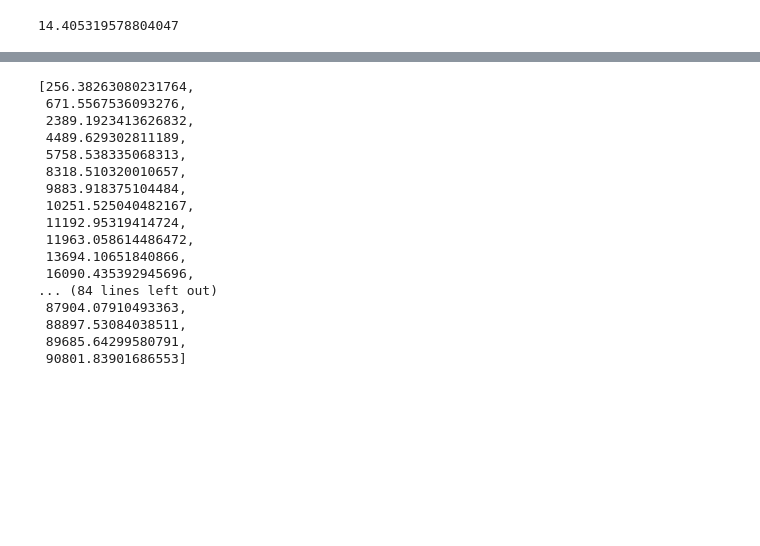
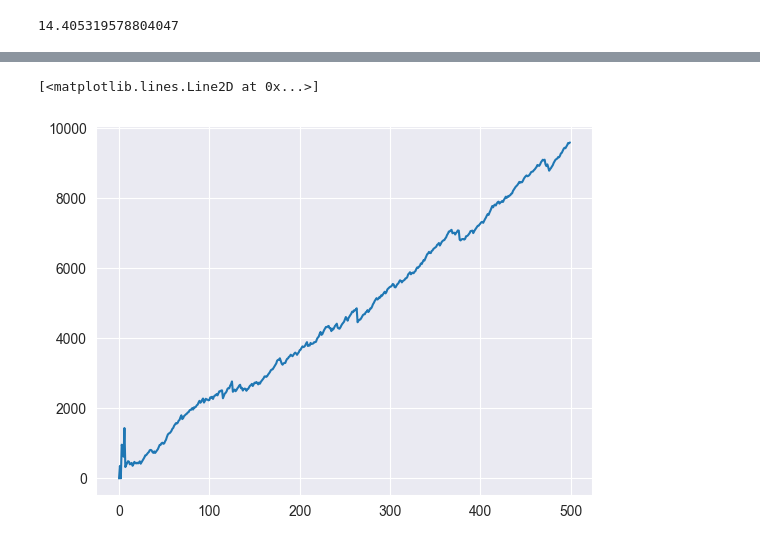
Before and after one commit to 57459N/DataProcesingLabs, a Jupyter notebook: moiLab4.ipynb, the cells around one changed output, grey strips where cells are left out. Drawn from its saved outputs; the diff is of its cells as text; code cells hidden in the pictures; blank space fills up the shorter version.

```diff
--- a/moiLab4.ipynb
+++ b/moiLab4.ipynb
@@ -192,20 +195,5 @@ plt.show()
 # %%
-time_waits
+plt.plot(np.abs(time_waits_fuzzy - time_waits_normal))
 # %% [output]
-[256.38263080231764,
- 671.5567536093276,
- 2389.1923413626832,
- 4489.629302811189,
- 5758.538335068313,
- 8318.510320010657,
- 9883.918375104484,
- 10251.525040482167,
- 11192.95319414724,
- 11963.058614486472,
- 13694.10651840866,
- 16090.435392945696,
-... (84 lines left out)
- 87904.07910493363,
- 88897.53084038511,
- 89685.64299580791,
- 90801.83901686553]
+[<matplotlib.lines.Line2D at 0x...>]
+[figure, added]
```
Also changed, not shown: parts of 3 cells of this notebook, 3 other files.
